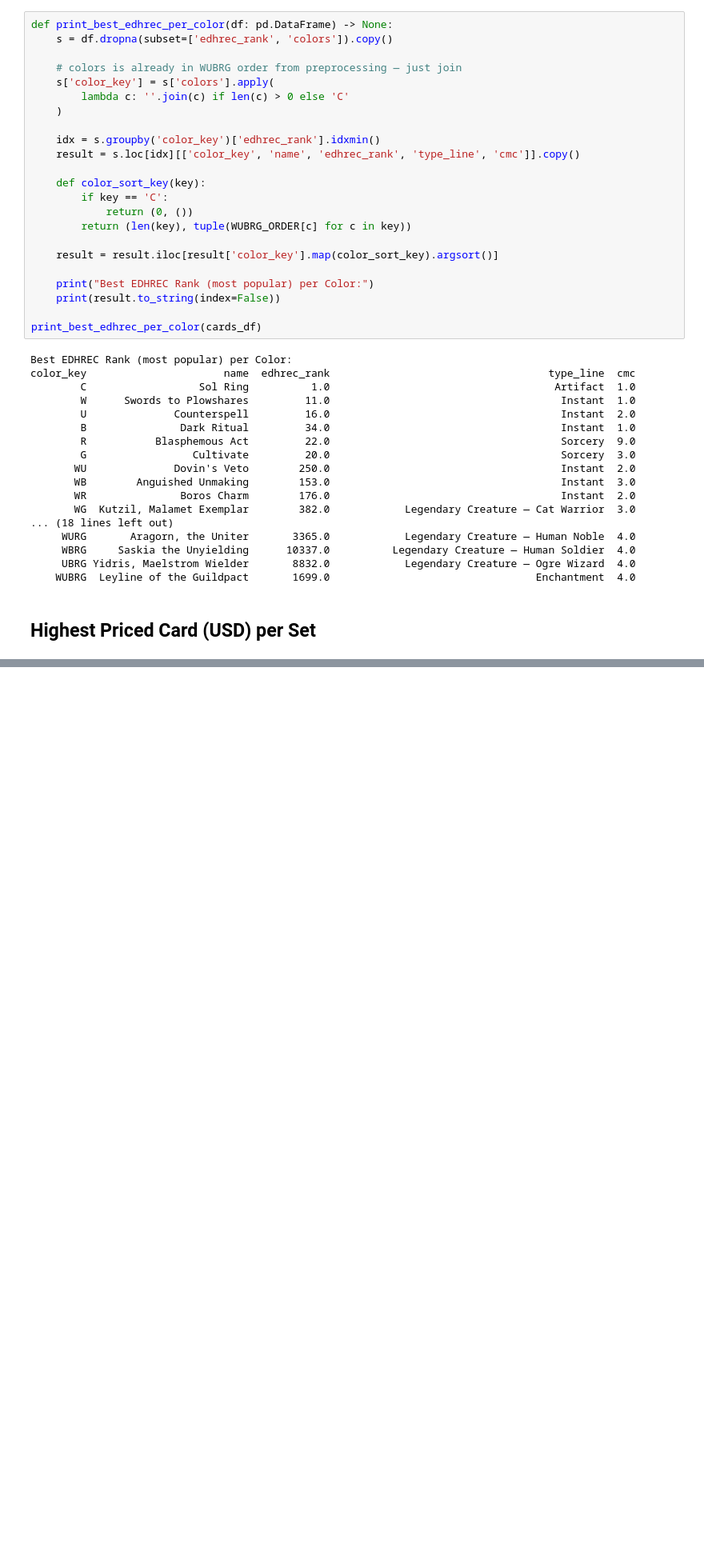
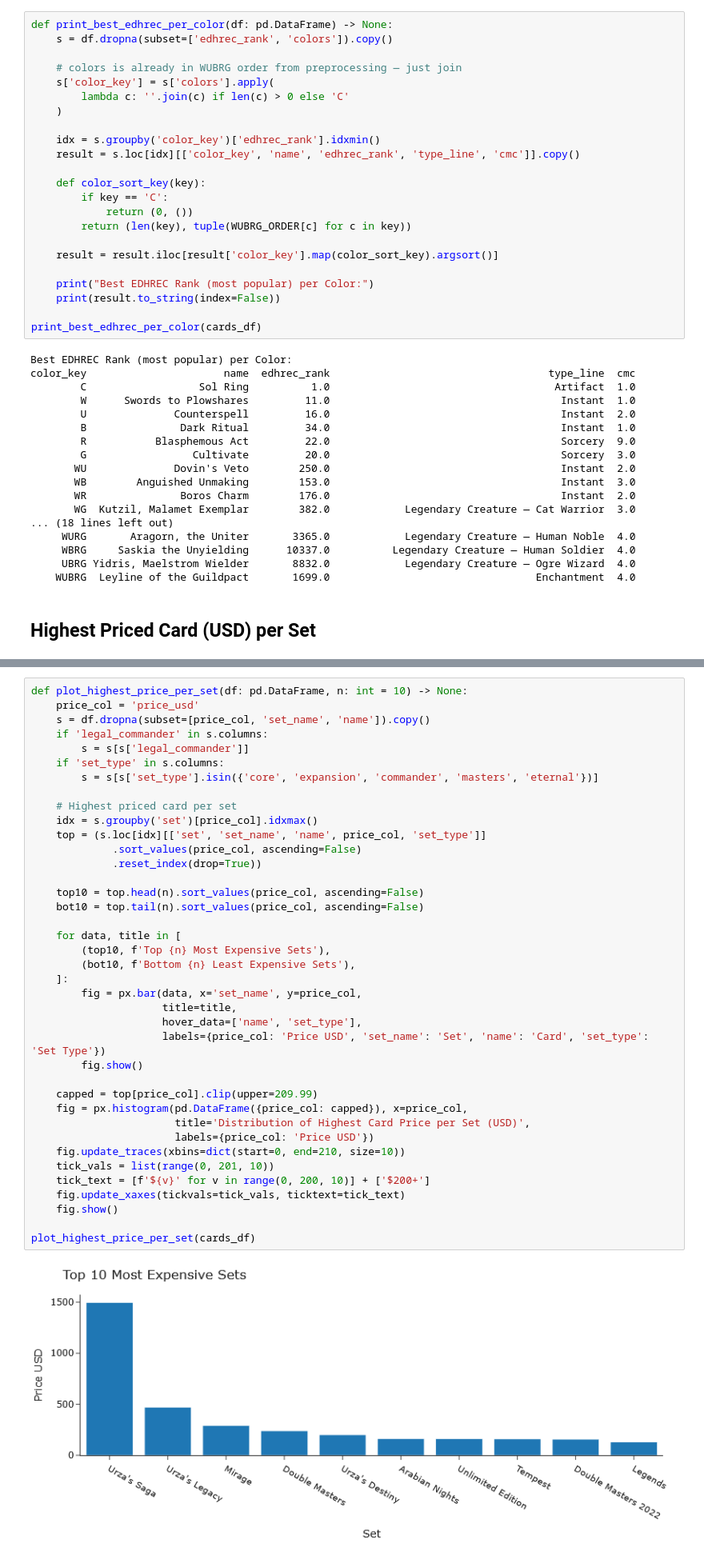
Before and after one commit to GoldenSpringFox/DataScience-HW1, a Jupyter notebook: Project/EDHDataAnalysis.ipynb, the cells around one changed output, grey strips where cells are left out. Shown at 80% size. Drawn from its saved outputs; the diff is of its cells as text; blank space fills up the shorter version.

```diff
--- a/Project/EDHDataAnalysis.ipynb
+++ b/Project/EDHDataAnalysis.ipynb
@@ -620,0 +524,41 @@ plot_highest_price_per_set(cards_df)
+# %%
+def plot_highest_price_per_set(df: pd.DataFrame, n: int = 10) -> None:
+    price_col = 'price_usd'
+    s = df.dropna(subset=[price_col, 'set_name', 'name']).copy()
+    if 'legal_commander' in s.columns:
+        s = s[s['legal_commander']]
+    if 'set_type' in s.columns:
+        s = s[s['set_type'].isin({'core', 'expansion', 'commander', 'masters', 'eternal'})]
+
+    # Highest priced card per set
+    idx = s.groupby('set')[price_col].idxmax()
+    top = (s.loc[idx][['set', 'set_name', 'name', price_col, 'set_type']]
+             .sort_values(price_col, ascending=False)
+             .reset_index(drop=True))
+
+    top10 = top.head(n).sort_values(price_col, ascending=False)
+    bot10 = top.tail(n).sort_values(price_col, ascending=False)
+
+    for data, title in [
+        (top10, f'Top {n} Most Expensive Sets'),
+        (bot10, f'Bottom {n} Least Expensive Sets'),
+    ]:
+        fig = px.bar(data, x='set_name', y=price_col,
+                     title=title,
+                     hover_data=['name', 'set_type'],
+                     labels={price_col: 'Price USD', 'set_name': 'Set', 'name': 'Card', 'set_type': 'Set Type'})
+        fig.show()
+
+    capped = top[price_col].clip(upper=209.99)
+    fig = px.histogram(pd.DataFrame({price_col: capped}), x=price_col,
+                       title='Distribution of Highest Card Price per Set (USD)',
+                       labels={price_col: 'Price USD'})
+    fig.update_traces(xbins=dict(start=0, end=210, size=10))
+    tick_vals = list(range(0, 201, 10))
+    tick_text = [f'${v}' for v in range(0, 200, 10)] + ['$200+']
+    fig.update_xaxes(tickvals=tick_vals, ticktext=tick_text)
+    fig.show()
+
+plot_highest_price_per_set(cards_df)
+# %% [output]
+[figure, added]
```
Also changed, not shown: parts of 13 cells of this notebook, 4 other files.
